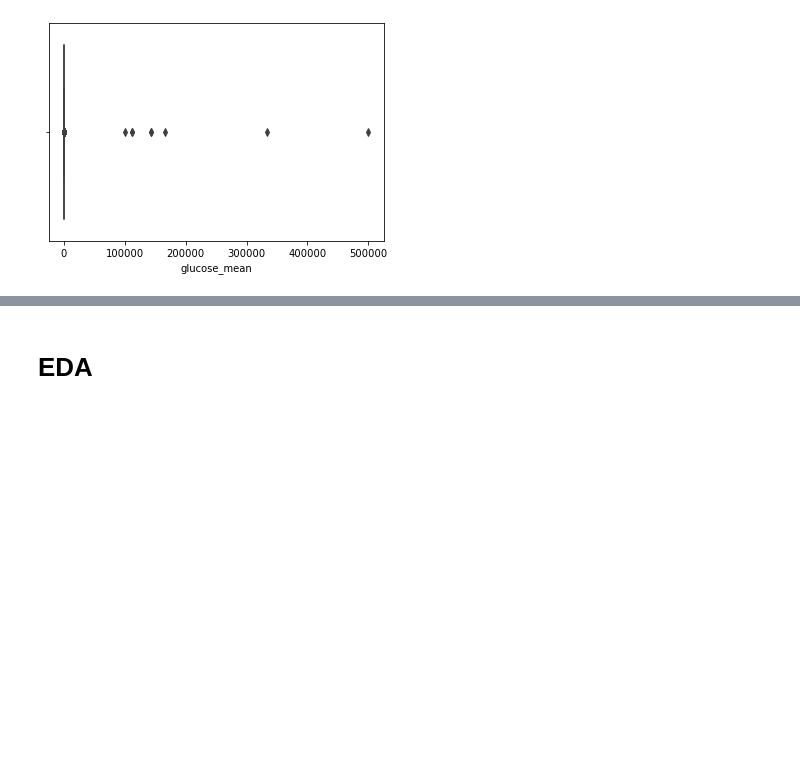
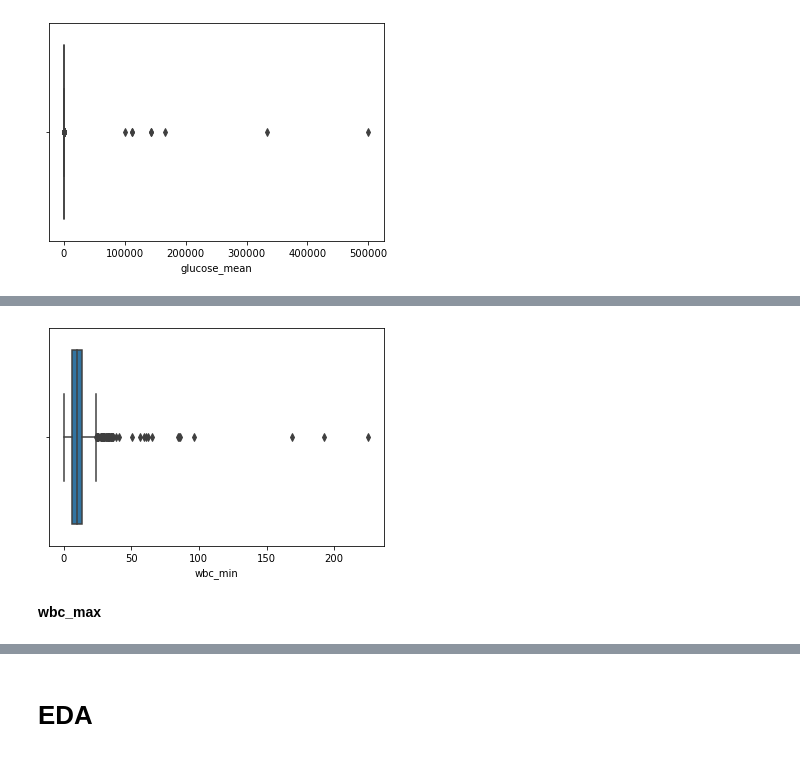
Before and after one commit to doscsy12/AKI_rrt, a Jupyter notebook: data_cleaning_EDA.ipynb, the cells around one changed output, grey strips where cells are left out. Saved outputs shown, nothing was run; the diff lists cells and outputs as text; code cells hidden in the pictures; blank space fills up the shorter version.

```diff
--- a/data_cleaning_EDA.ipynb
+++ b/data_cleaning_EDA.ipynb
@@ -546,0 +585,7 @@ num_aki = num_aki[num_aki['glucose_mean']<3000]
+# %%
+# check outliers for wbc_min
+sns.boxplot(num_aki['wbc_min']);
+# %% [output]
+[figure, added]
+# %% [markdown]
+**wbc_max**
```
Also changed, not shown: parts of 28 cells of this notebook.
